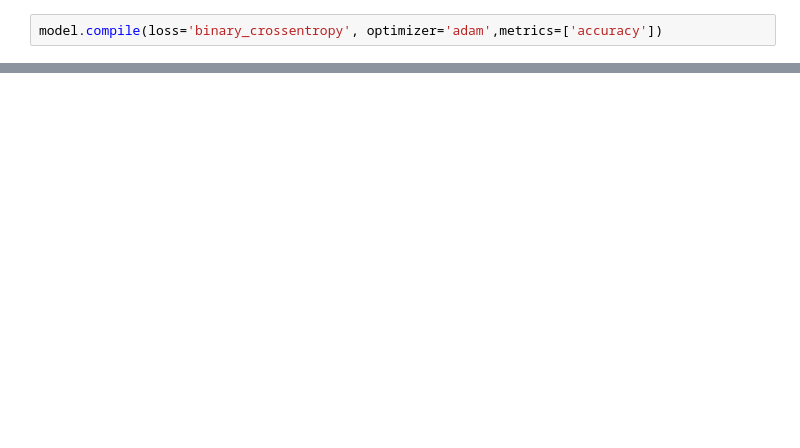
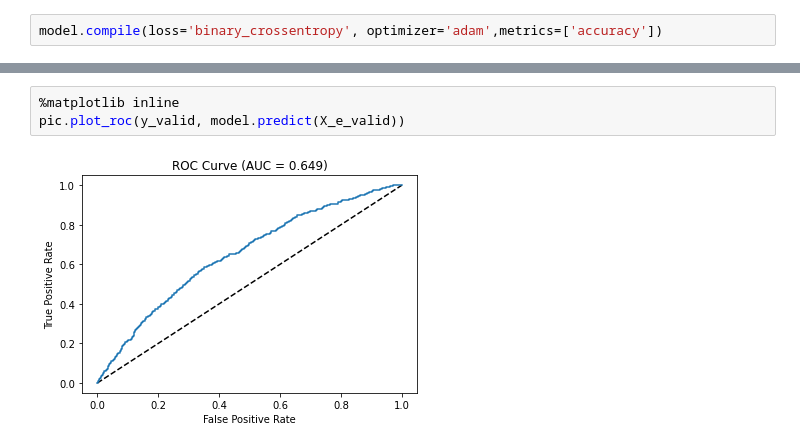
Before and after one commit to ekoenig4/ParticleImages, a Jupyter notebook: rnn-classifier.ipynb, the cells around one changed output, grey strips where cells are left out. Saved outputs shown, nothing was run; the diff lists cells and outputs as text; blank space fills up the shorter version.

```diff
--- a/rnn-classifier.ipynb
+++ b/rnn-classifier.ipynb
@@ -129,0 +134,5 @@ pic.plot_roc(y_test, model.predict(X_e_test))
+# %%
+%matplotlib inline
+pic.plot_roc(y_valid, model.predict(X_e_valid))
+# %% [output]
+[figure, added]
```
Also changed, not shown: parts of 10 cells of this notebook.
